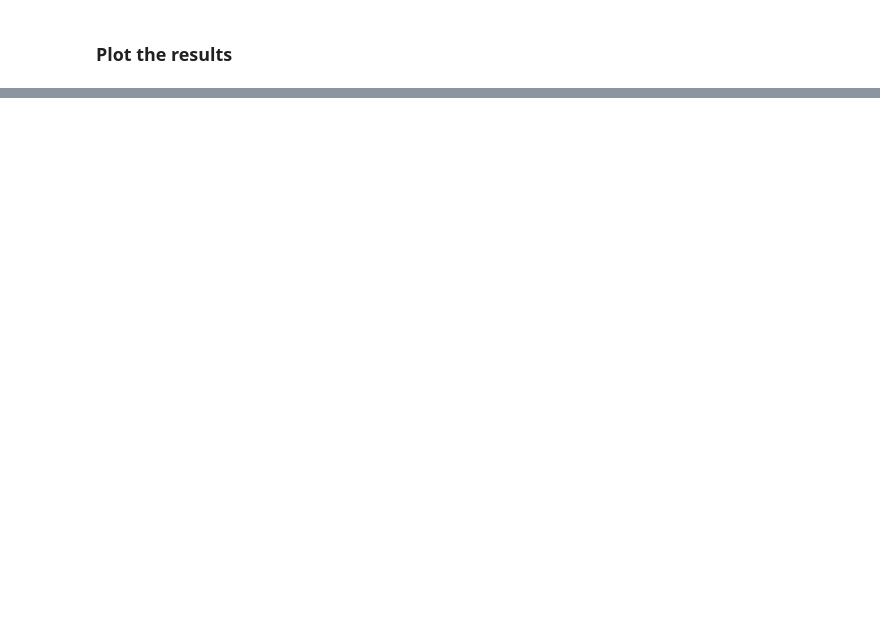
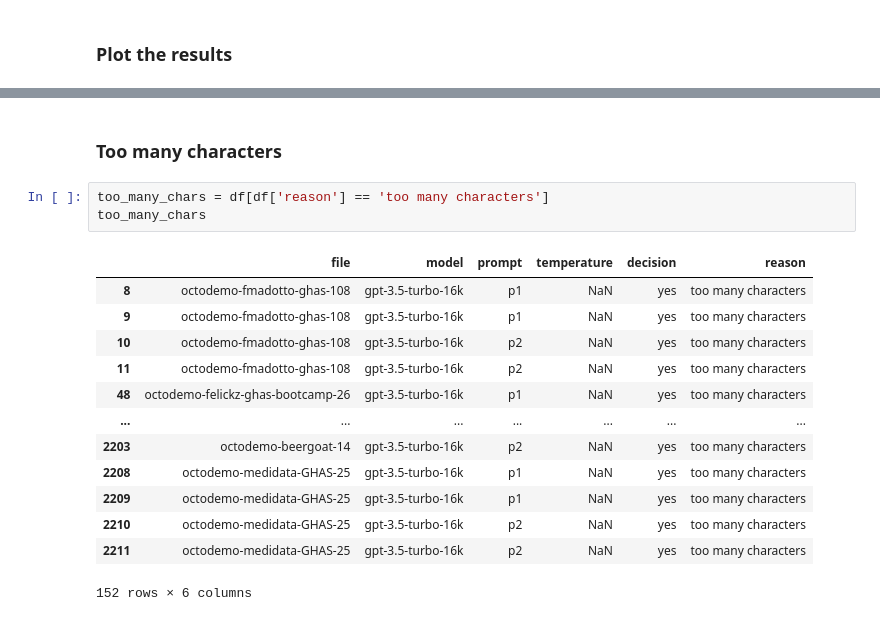
Before and after one commit to leftrightleft/smart-scan-experiments, a Jupyter notebook: analysis.ipynb, the cells around one changed output, grey strips where cells are left out. Cells and saved outputs as stored; diff of their text form; blank space fills up the shorter version.

```diff
--- a/analysis.ipynb
+++ b/analysis.ipynb
@@ -205,0 +248,19 @@ plt.show()
+# %% [markdown]
+### Too many characters
+# %%
+too_many_chars = df[df['reason'] == 'too many characters']
+too_many_chars
+# %% [output]
+|  | file | model | prompt | temperature | decision | reason |
+| 8 | octodemo-fmadotto-ghas-108 | gpt-3.5-turbo-16k | p1 | NaN | yes | too many characters |
+| 9 | octodemo-fmadotto-ghas-108 | gpt-3.5-turbo-16k | p1 | NaN | yes | too many characters |
+| 10 | octodemo-fmadotto-ghas-108 | gpt-3.5-turbo-16k | p2 | NaN | yes | too many characters |
+| 11 | octodemo-fmadotto-ghas-108 | gpt-3.5-turbo-16k | p2 | NaN | yes | too many characters |
+| 48 | octodemo-felickz-ghas-bootcamp-26 | gpt-3.5-turbo-16k | p1 | NaN | yes | too many characters |
+| ... | ... | ... | ... | ... | ... | ... |
+| 2203 | octodemo-beergoat-14 | gpt-3.5-turbo-16k | p2 | NaN | yes | too many characters |
+| 2208 | octodemo-medidata-GHAS-25 | gpt-3.5-turbo-16k | p1 | NaN | yes | too many characters |
+| 2209 | octodemo-medidata-GHAS-25 | gpt-3.5-turbo-16k | p1 | NaN | yes | too many characters |
+| 2210 | octodemo-medidata-GHAS-25 | gpt-3.5-turbo-16k | p2 | NaN | yes | too many characters |
+| 2211 | octodemo-medidata-GHAS-25 | gpt-3.5-turbo-16k | p2 | NaN | yes | too many characters |
+152 rows × 6 columns
```
Also changed, not shown: parts of 9 cells of this notebook.
